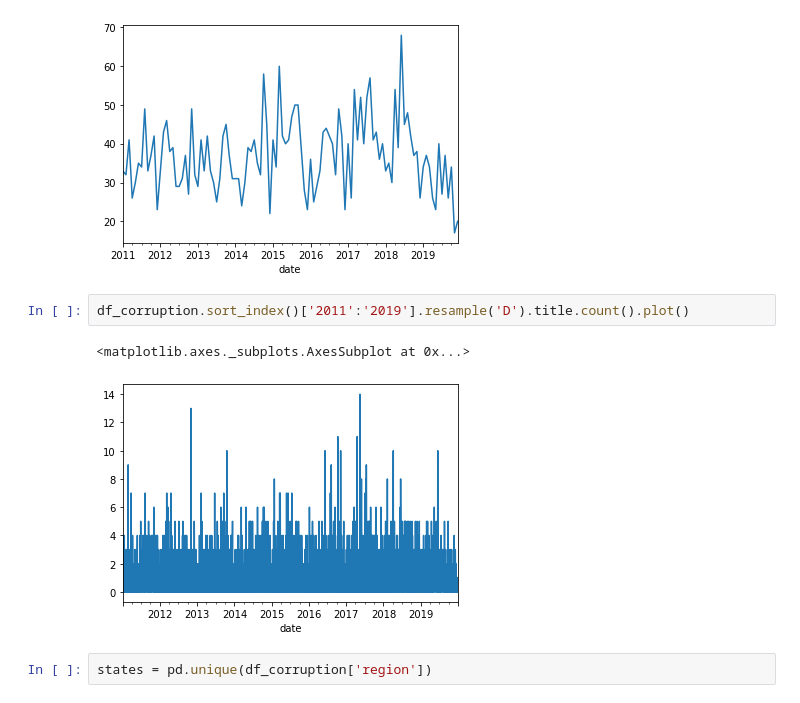
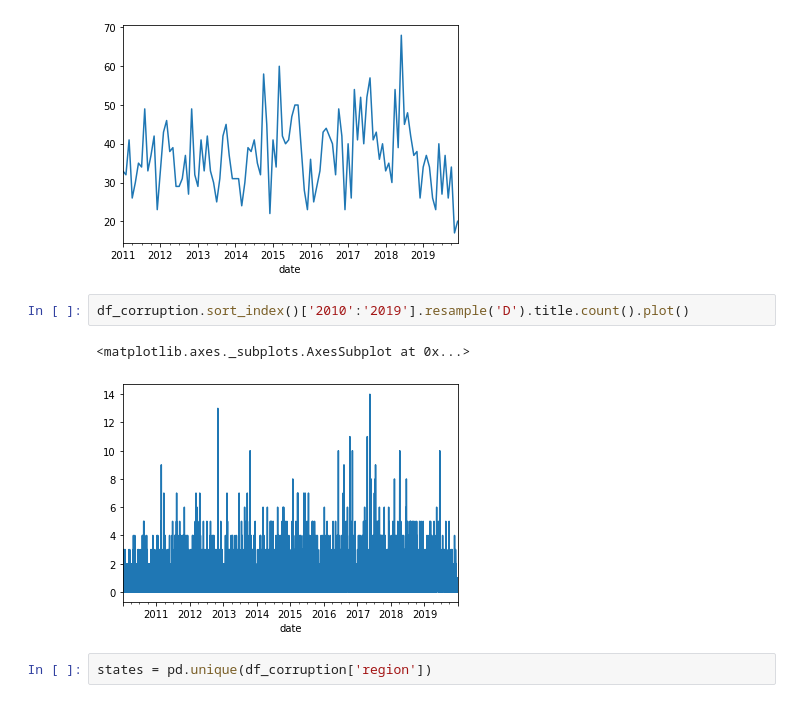
Before and after one commit to caxaxa/PhD_Empirics, a Jupyter notebook: Data_Analysis.ipynb, the cells around one changed output. Saved outputs shown, nothing was run; the diff lists cells and outputs as text.

```diff
--- a/Data_Analysis.ipynb
+++ b/Data_Analysis.ipynb
@@ -74,10 +80,10 @@ df_corruption.sort_index()['2011':'2019'].resample('M').title.count().plot()
 <matplotlib.axes._subplots.AxesSubplot at 0x...>
 [figure]
 # %%
-df_corruption.sort_index()['2011':'2019'].resample('D').title.count().plot()
+df_corruption.sort_index()['2010':'2019'].resample('D').title.count().plot()
 # %% [output]
 <matplotlib.axes._subplots.AxesSubplot at 0x...>
-[figure, old version]
+[figure, new version]
 # %%
 states = pd.unique(df_corruption['region'])
 # %%
```
Also changed, not shown: parts of 12 cells of this notebook.
